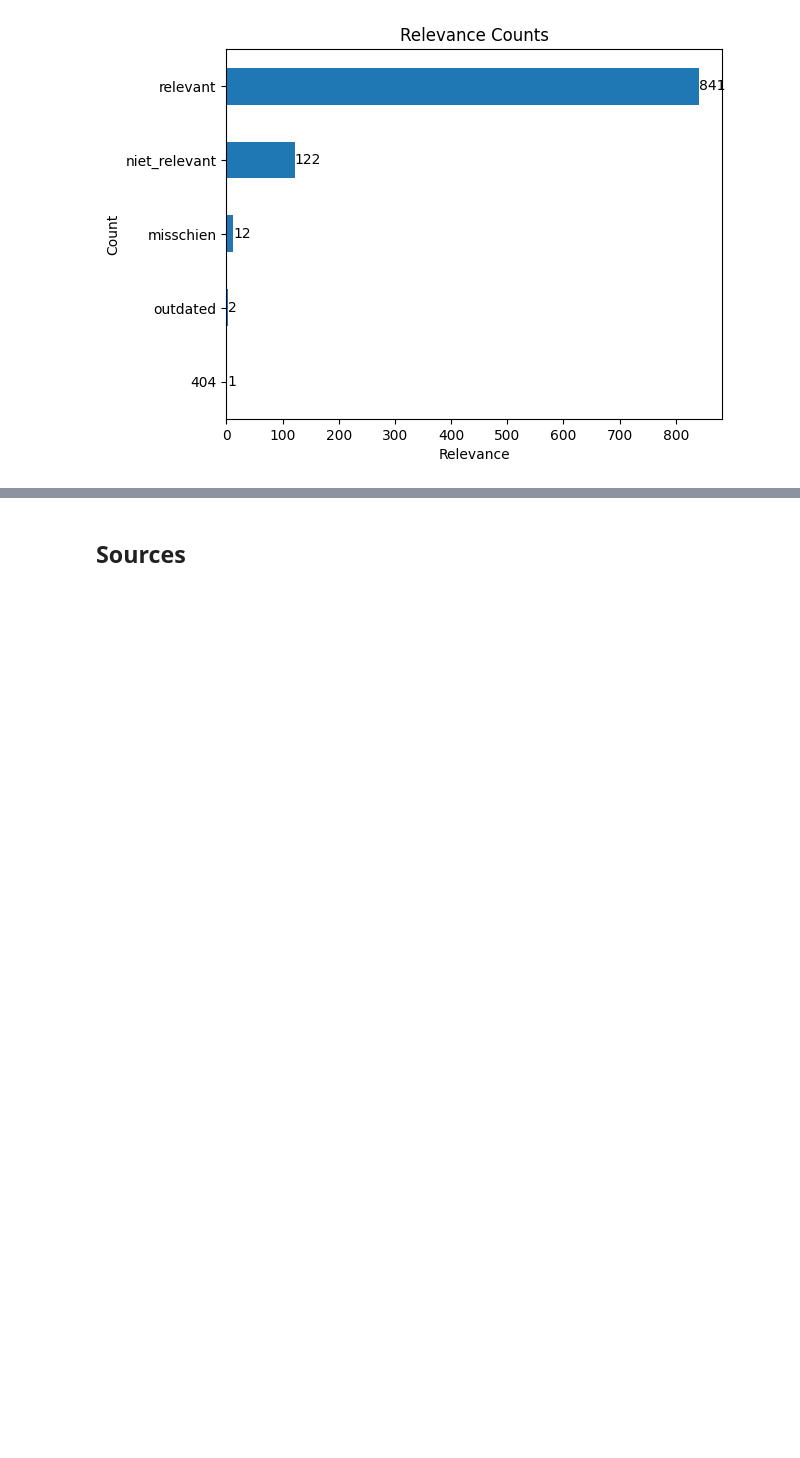
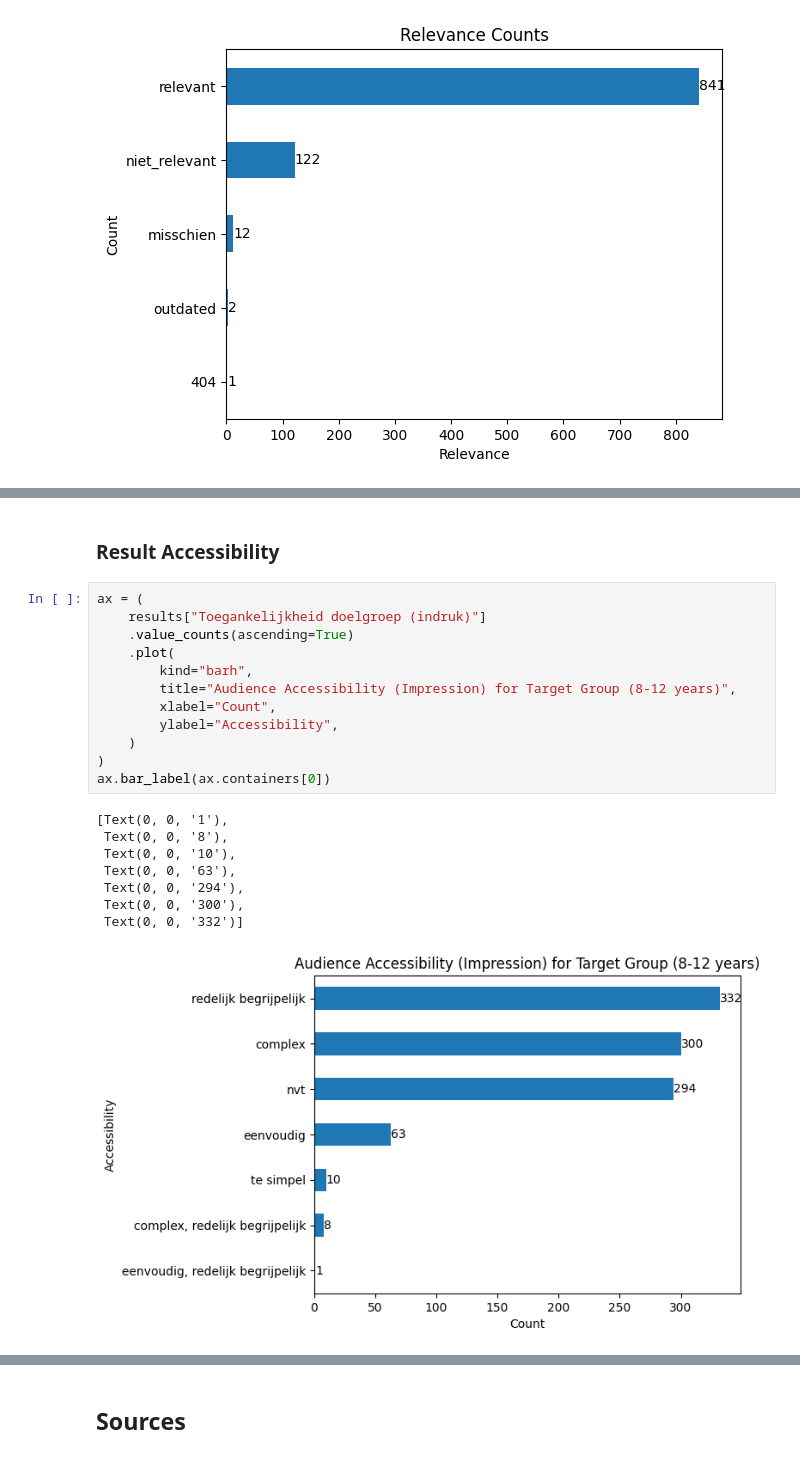
Before and after one commit to SlimZoeken/100queries, a Jupyter notebook: notebooks/analysis.ipynb, the cells around one changed output, grey strips where cells are left out. Drawn from its saved outputs; the diff is of its cells as text; blank space fills up the shorter version.

```diff
--- a/notebooks/analysis.ipynb
+++ b/notebooks/analysis.ipynb
@@ -271,3 +277,26 @@ relevant.plot(
 ).grid(axis="y")
 # %% [output]
 [figure]
+# %% [markdown]
+### Result Accessibility
+# %%
+ax = (
+    results["Toegankelijkheid doelgroep (indruk)"]
+    .value_counts(ascending=True)
+    .plot(
+        kind="barh",
+        title="Audience Accessibility (Impression) for Target Group (8-12 years)",
+        xlabel="Count",
+        ylabel="Accessibility",
+    )
+)
+ax.bar_label(ax.containers[0])
+# %% [output]
+[Text(0, 0, '1'),
+ Text(0, 0, '8'),
+ Text(0, 0, '10'),
+ Text(0, 0, '63'),
+ Text(0, 0, '294'),
+ Text(0, 0, '300'),
+ Text(0, 0, '332')]
+[figure, added]
```
Also changed, not shown: parts of 12 cells of this notebook.
